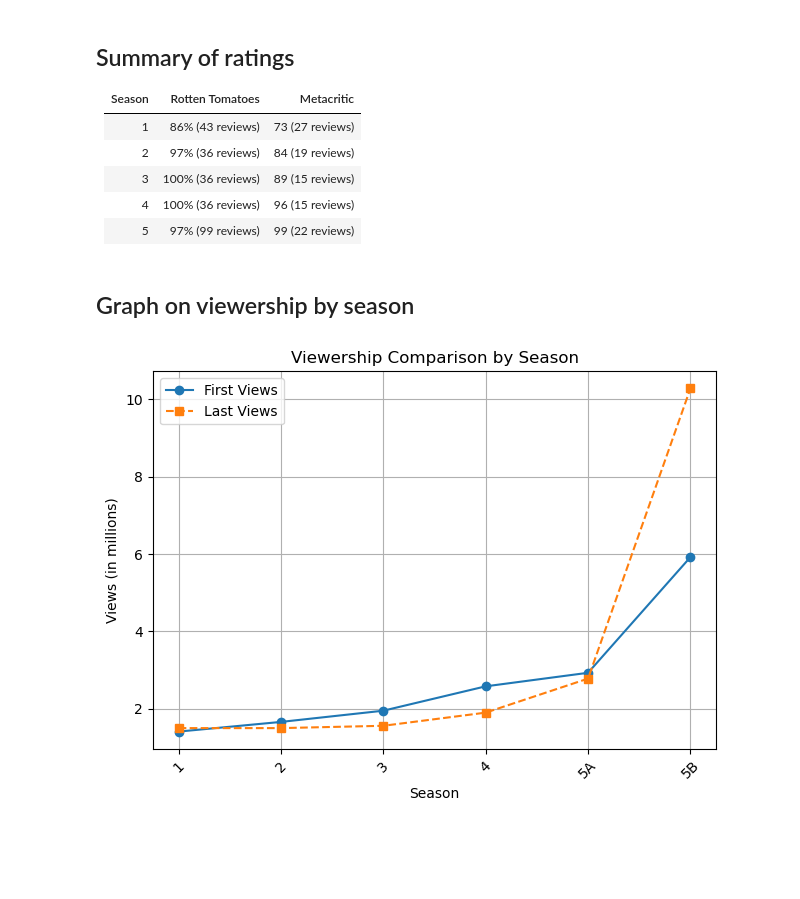
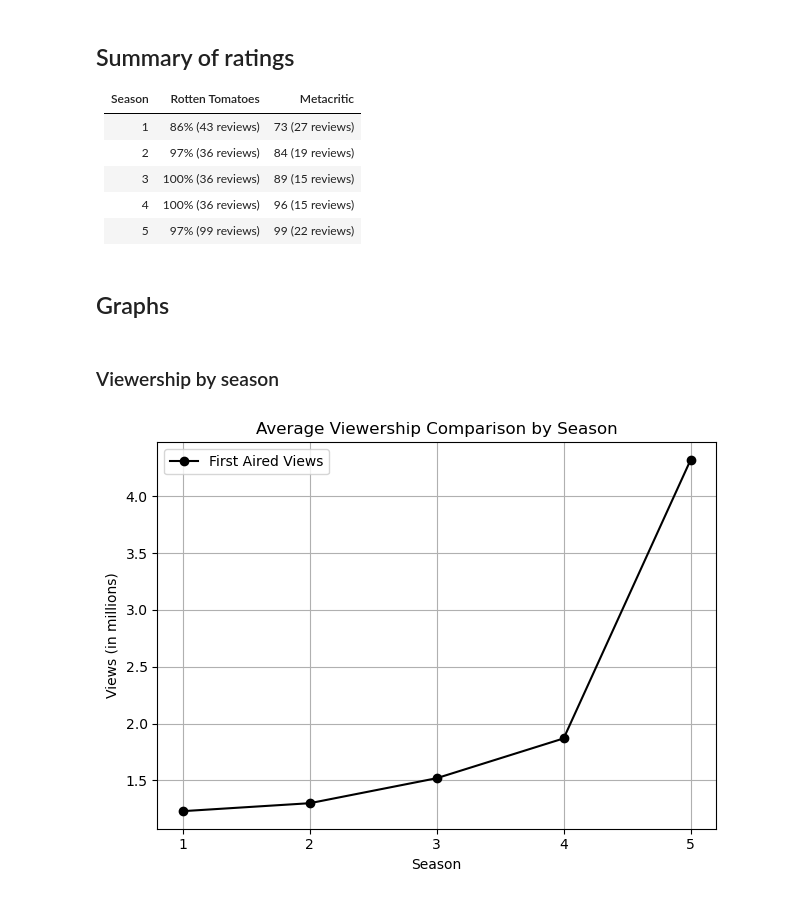
Before and after one commit to B4rtSL/reproducible-assignment-8, a Jupyter notebook: solution.ipynb, the cells around one changed output. Saved outputs shown, nothing was run; the diff lists cells and outputs as text; code cells hidden in the pictures; blank space fills up the shorter version.

Commit message:
feat: viewership by time graph

```diff
--- a/solution.ipynb
+++ b/solution.ipynb
@@ -14,26 +14,25 @@
 | 3 |	100% (36 reviews) |	89 (15 reviews)
 | 4 |	100% (36 reviews) |	96 (15 reviews)
 | 5 |	97% (99 reviews) |	99 (22 reviews)
+# %% [markdown]
+## Graphs
 # %% [markdown]
-## Graph on viewership by season
+### Viewership by season
 # %%
 import pandas as pd
 import matplotlib.pyplot as plt
 
-seasons = ['1', '2', '3', '4', '5A', '5B']
+seasons = ['1', '2', '3', '4', '5']
 
-firstViews = [1.41, 1.66, 1.95, 2.58, 2.93, 5.92]
-lastViews = [1.5, 1.5, 1.56, 1.9, 2.78, 10.28]
+avgViews = [1.23, 1.3, 1.52, 1.87, 4.32]
 
-plt.plot(seasons, firstViews, marker='o', linestyle='-', label='First Views')
-plt.plot(seasons, lastViews, marker='s', linestyle='--', label='Last Views')
+plt.plot(seasons, avgViews, marker='o', linestyle='-', label='First Aired Views', color = 'black')
 plt.xlabel('Season')
 plt.ylabel('Views (in millions)')
-plt.title('Viewership Comparison by Season')
+plt.title('Average Viewership Comparison by Season')
 plt.legend()
 plt.grid(True)
-plt.xticks(rotation=45)
 plt.tight_layout()
 plt.show()
 # %% [output]
-[figure, old version]
+[figure, new version]
```
Also changed, not shown: parts of 4 cells of this notebook.
